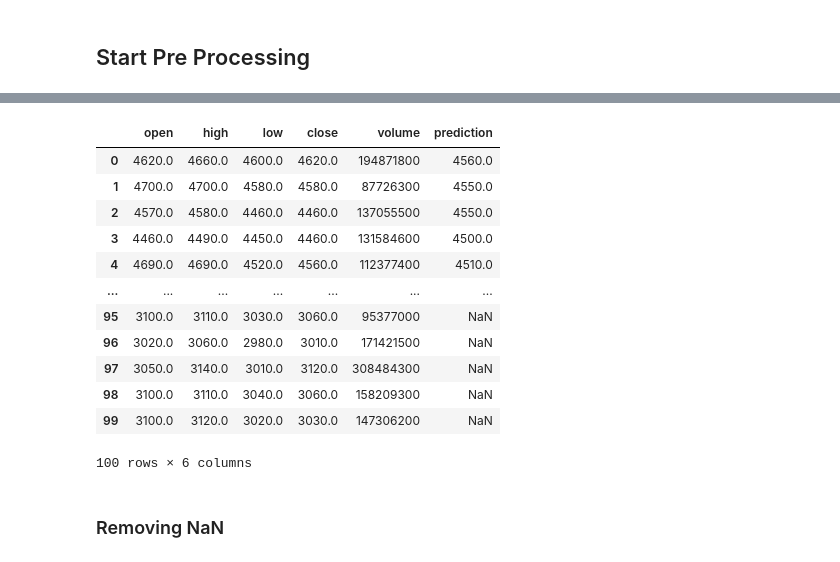
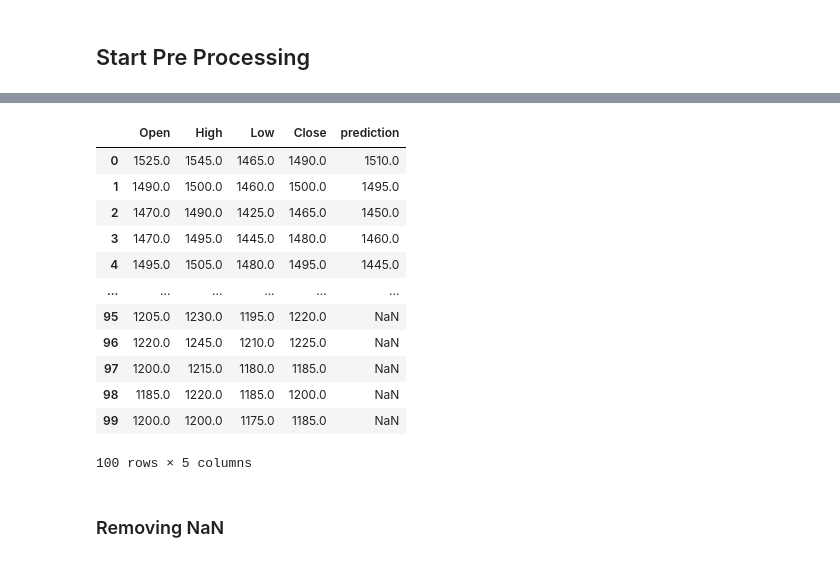
Before and after one commit to whitequbits/sonos, a Jupyter notebook: Stock Neural Network.ipynb, the cells around one changed output, grey strips where cells are left out. Saved outputs shown, nothing was run; the diff lists cells and outputs as text; code cells hidden in the pictures.

```diff
--- a/Stock Neural Network.ipynb
+++ b/Stock Neural Network.ipynb
@@ -40,0 +56,3 @@ stock_daily_data.head(5)
+# %%
+stock_daily_data = df_from_response(stock_daily_data)
+stock_daily_data
@@ -41 +76,6 @@ stock_daily_data.head(5)
+# %%
+stock_daily_data['Open'] = pd.to_numeric(stock_daily_data['Open'])
+stock_daily_data['High'] = pd.to_numeric(stock_daily_data['High'])
+stock_daily_data['Low'] = pd.to_numeric(stock_daily_data['Low'])
+stock_daily_data['Close'] = pd.to_numeric(stock_daily_data['Close'])
 # %%
@@ -55,23 +108,21 @@ pre_processed_data = stock_daily_data.reset_index(drop=True)
-# %%
-pre_processed_data = pre_processed_data.drop(['timestamp'], 1)
 # %%
 # use today market condition to predict tomorrow price
-pre_processed_data['prediction'] = pre_processed_data['close'].shift(-future_days)
+pre_processed_data['prediction'] = pre_processed_data['Close'].shift(-future_days)
 pre_processed_data
 # %% [output]
-|  | open | high | low | close | volume | prediction |
-| 0 | 4620.0 | 4660.0 | 4600.0 | 4620.0 | 194871800 | 4560.0 |
-| 1 | 4700.0 | 4700.0 | 4580.0 | 4580.0 | 87726300 | 4550.0 |
-| 2 | 4570.0 | 4580.0 | 4460.0 | 4460.0 | 137055500 | 4550.0 |
-| 3 | 4460.0 | 4490.0 | 4450.0 | 4460.0 | 131584600 | 4500.0 |
-| 4 | 4690.0 | 4690.0 | 4520.0 | 4560.0 | 112377400 | 4510.0 |
-| ... | ... | ... | ... | ... | ... | ... |
-| 95 | 3100.0 | 3110.0 | 3030.0 | 3060.0 | 95377000 | NaN |
-| 96 | 3020.0 | 3060.0 | 2980.0 | 3010.0 | 171421500 | NaN |
-| 97 | 3050.0 | 3140.0 | 3010.0 | 3120.0 | 308484300 | NaN |
-| 98 | 3100.0 | 3110.0 | 3040.0 | 3060.0 | 158209300 | NaN |
-| 99 | 3100.0 | 3120.0 | 3020.0 | 3030.0 | 147306200 | NaN |
+|  | Open | High | Low | Close | prediction |
+| 0 | 1525.0 | 1545.0 | 1465.0 | 1490.0 | 1510.0 |
+| 1 | 1490.0 | 1500.0 | 1460.0 | 1500.0 | 1495.0 |
+| 2 | 1470.0 | 1490.0 | 1425.0 | 1465.0 | 1450.0 |
+| 3 | 1470.0 | 1495.0 | 1445.0 | 1480.0 | 1460.0 |
+| 4 | 1495.0 | 1505.0 | 1480.0 | 1495.0 | 1445.0 |
+| ... | ... | ... | ... | ... | ... |
+| 95 | 1205.0 | 1230.0 | 1195.0 | 1220.0 | NaN |
+| 96 | 1220.0 | 1245.0 | 1210.0 | 1225.0 | NaN |
+| 97 | 1200.0 | 1215.0 | 1180.0 | 1185.0 | NaN |
+| 98 | 1185.0 | 1220.0 | 1185.0 | 1200.0 | NaN |
+| 99 | 1200.0 | 1200.0 | 1175.0 | 1185.0 | NaN |
-100 rows × 6 columns
+100 rows × 5 columns
 # %% [markdown]
 ### Removing NaN
 # %%
```
Also changed, not shown: parts of 20 cells of this notebook.
